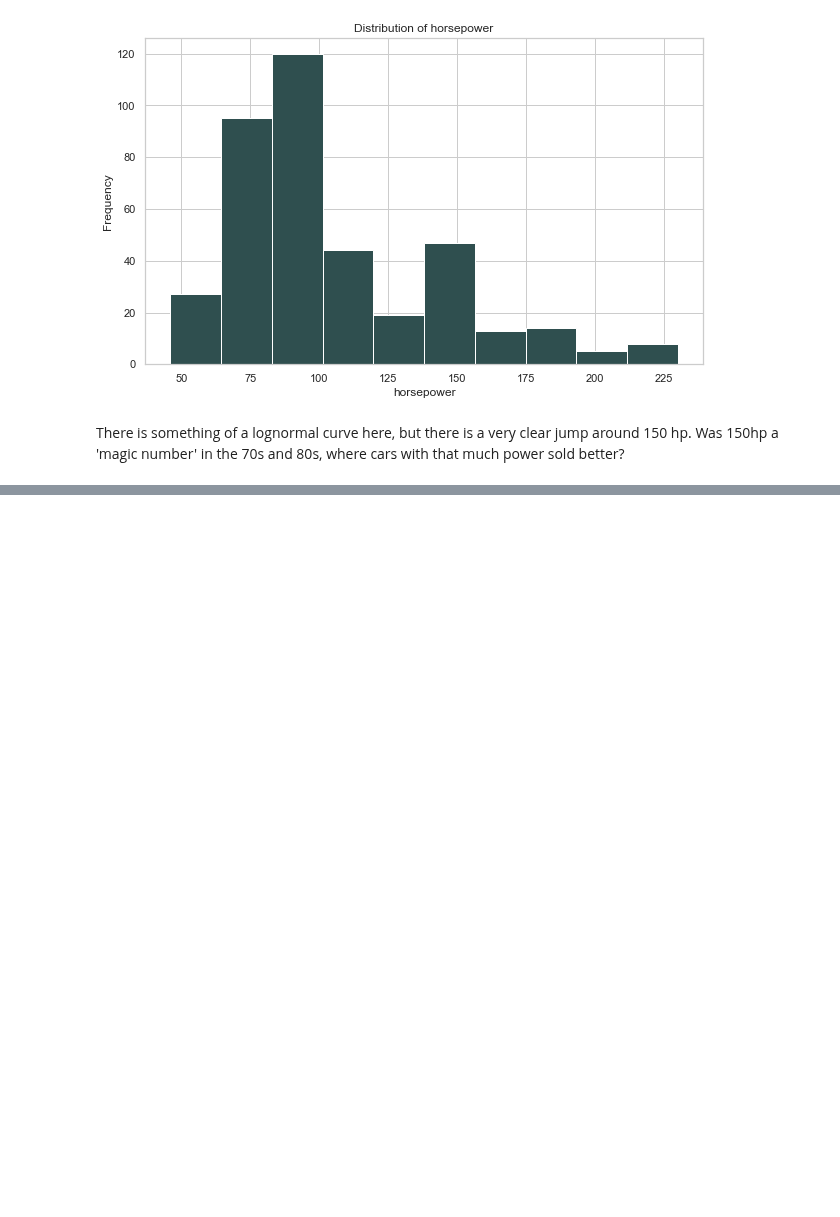
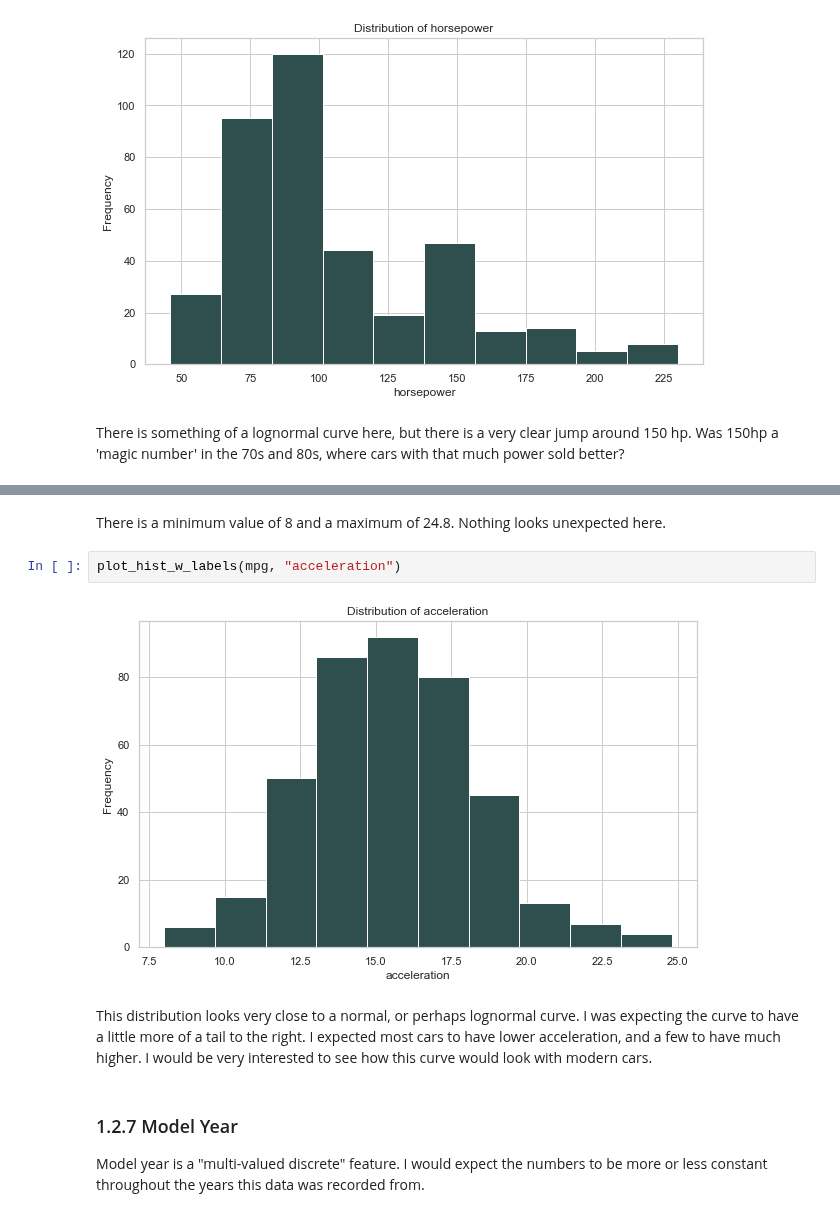
Before and after one commit to natemcintosh/en_685_648_data_science, a Jupyter notebook: 12_module/problem_set/nmcinto2.ipynb, the cells around one changed output, grey strips where cells are left out. Cells and saved outputs as stored; diff of their text form; blank space fills up the shorter version.

```diff
--- a/12_module/problem_set/nmcinto2.ipynb
+++ b/12_module/problem_set/nmcinto2.ipynb
@@ -282,0 +328,12 @@ Before you submit this assignent, go back and review the directions to ensure th
+# %% [markdown]
+There is a minimum value of 8 and a maximum of 24.8. Nothing looks unexpected here.
+# %%
+plot_hist_w_labels(mpg, "acceleration")
+# %% [output]
+[figure, added]
+# %% [markdown]
+This distribution looks very close to a normal, or perhaps lognormal curve. I was expecting the curve to have a little more of a tail to the right. I expected most cars to have lower acceleration, and a few to have much higher. I would be very interested to see how this curve would look with modern cars.
+# %% [markdown]
+### 1.2.7 Model Year
+
+Model year is a "multi-valued discrete" feature. I would expect the numbers to be more or less constant throughout the years this data was recorded from.
```
Also changed, not shown: parts of 89 cells of this notebook.
